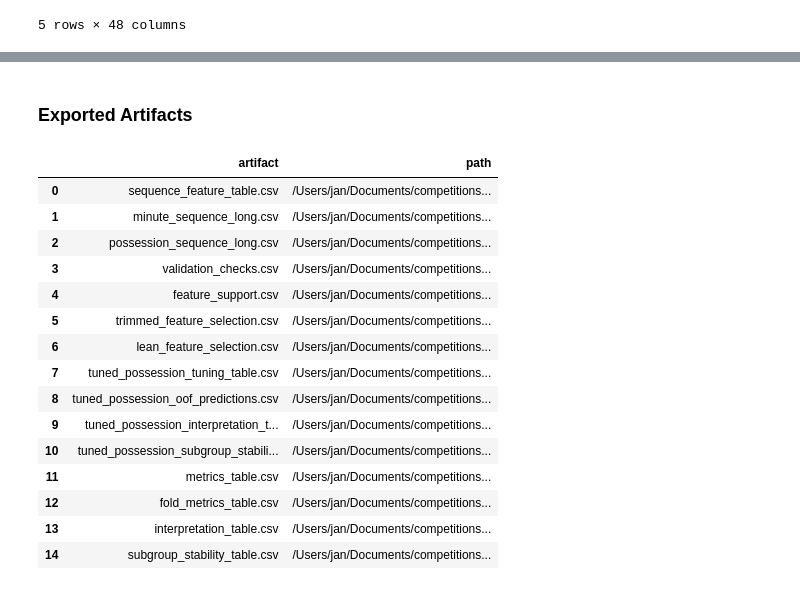
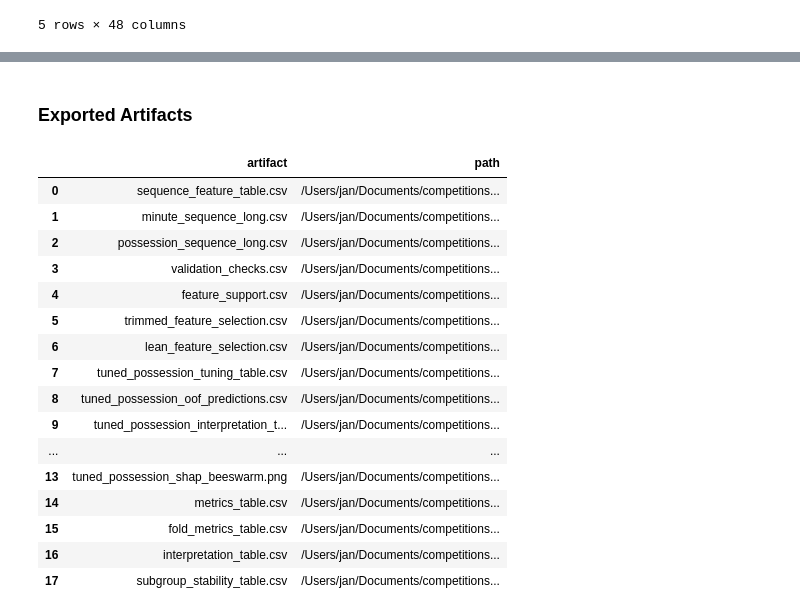
Before and after one commit to janwolyniak/WEC_26, a Jupyter notebook: notebooks/sequential_goal_forecasting_geometry.ipynb, the cells around one changed output, grey strips where cells are left out. Cells and saved outputs as stored; diff of their text form; code cells hidden in the pictures.

```diff
--- a/notebooks/sequential_goal_forecasting_geometry.ipynb
+++ b/notebooks/sequential_goal_forecasting_geometry.ipynb
@@ -1275,6 +1396,7 @@ tuned_possession_tuning_table.to_csv(ARTIFACT_DIR / 'tuned_possession_tuning_tab
 tuned_possession_oof_predictions.to_csv(ARTIFACT_DIR / 'tuned_possession_oof_predictions.csv', index=False)
 tuned_possession_interpretation_table.to_csv(ARTIFACT_DIR / 'tuned_possession_interpretation_table.csv', index=False)
 tuned_possession_subgroup_stability_table.to_csv(ARTIFACT_DIR / 'tuned_possession_subgroup_stability_table.csv', index=False)
+tuned_possession_shap_table.to_csv(ARTIFACT_DIR / 'tuned_possession_shap_table.csv', index=False)
 metrics_table.to_csv(ARTIFACT_DIR / 'metrics_table.csv', index=False)
 fold_metrics_table.to_csv(ARTIFACT_DIR / 'fold_metrics_table.csv', index=False)
 interpretation_table.to_csv(ARTIFACT_DIR / 'interpretation_table.csv', index=False)
@@ -1296,6 +1418,9 @@ display(
                 'tuned_possession_oof_predictions.csv',
                 'tuned_possession_interpretation_table.csv',
                 'tuned_possession_subgroup_stability_table.csv',
+                'tuned_possession_shap_table.csv',
+                'tuned_possession_shap_bar.png',
+                'tuned_possession_shap_beeswarm.png',
                 'metrics_table.csv',
                 'fold_metrics_table.csv',
                 'interpretation_table.csv',
@@ -1307,35 +1432,39 @@ display(
                 'possession_sequence_long.csv',
                 'validation_checks.csv',
                 'feature_support.csv',
                 'trimmed_feature_selection.csv',
                 'lean_feature_selection.csv',
                 'tuned_possession_tuning_table.csv',
                 'tuned_possession_oof_predictions.csv',
                 'tuned_possession_interpretation_table.csv',
                 'tuned_possession_subgroup_stability_table.csv',
+                'tuned_possession_shap_table.csv',
+                'tuned_possession_shap_bar.png',
+                'tuned_possession_shap_beeswarm.png',
                 'metrics_table.csv',
                 'fold_metrics_table.csv',
                 'interpretation_table.csv',
                 'subgroup_stability_table.csv',
             ]],
         }
     )
 )
 # %% [output]
 ### Exported Artifacts
 |  | artifact | path |
 | 0 | sequence_feature_table.csv | /Users/jan/Documents/competitions... |
 | 1 | minute_sequence_long.csv | /Users/jan/Documents/competitions... |
 | 2 | possession_sequence_long.csv | /Users/jan/Documents/competitions... |
 | 3 | validation_checks.csv | /Users/jan/Documents/competitions... |
 | 4 | feature_support.csv | /Users/jan/Documents/competitions... |
 | 5 | trimmed_feature_selection.csv | /Users/jan/Documents/competitions... |
 | 6 | lean_feature_selection.csv | /Users/jan/Documents/competitions... |
 | 7 | tuned_possession_tuning_table.csv | /Users/jan/Documents/competitions... |
 | 8 | tuned_possession_oof_predictions.csv | /Users/jan/Documents/competitions... |
 | 9 | tuned_possession_interpretation_t... | /Users/jan/Documents/competitions... |
-| 10 | tuned_possession_subgroup_stabili... | /Users/jan/Documents/competitions... |
-| 11 | metrics_table.csv | /Users/jan/Documents/competitions... |
-| 12 | fold_metrics_table.csv | /Users/jan/Documents/competitions... |
-| 13 | interpretation_table.csv | /Users/jan/Documents/competitions... |
-| 14 | subgroup_stability_table.csv | /Users/jan/Documents/competitions... |
+| ... | ... | ... |
+| 13 | tuned_possession_shap_beeswarm.png | /Users/jan/Documents/competitions... |
+| 14 | metrics_table.csv | /Users/jan/Documents/competitions... |
+| 15 | fold_metrics_table.csv | /Users/jan/Documents/competitions... |
+| 16 | interpretation_table.csv | /Users/jan/Documents/competitions... |
+| 17 | subgroup_stability_table.csv | /Users/jan/Documents/competitions... |
```
Also changed, not shown: parts of 3 cells of this notebook, 3 other files.
